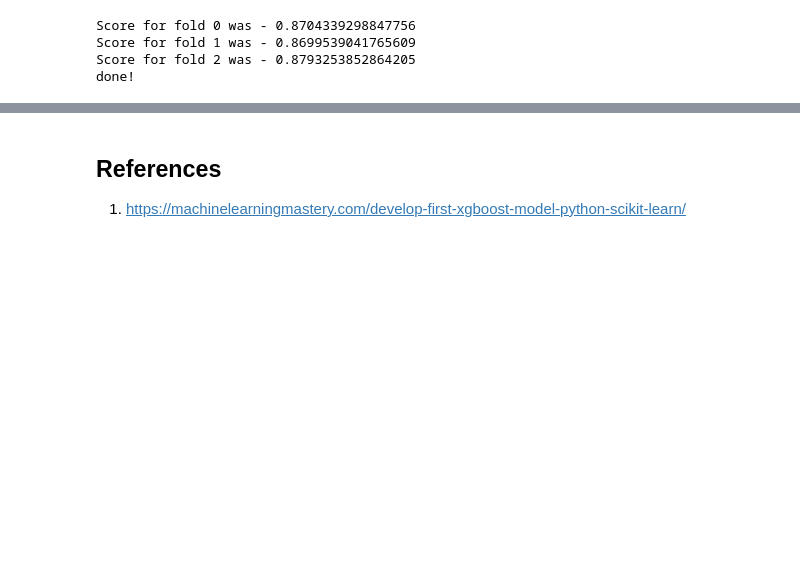
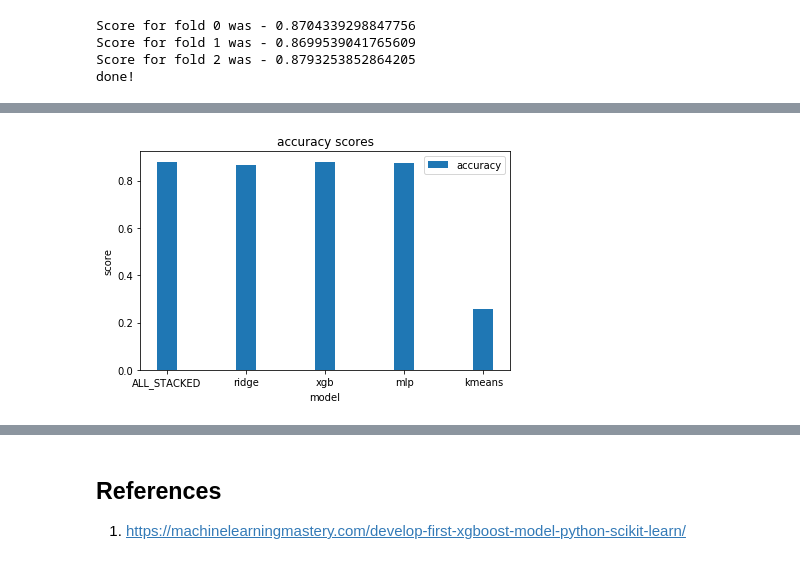
Before and after one commit to irfanhasan/461P-final-proj, a Jupyter notebook: fnc_kfold.ipynb, the cells around one changed output, grey strips where cells are left out. Drawn from its saved outputs; the diff is of its cells as text; code cells hidden in the pictures; blank space fills up the shorter version.

```diff
--- a/fnc_kfold.ipynb
+++ b/fnc_kfold.ipynb
@@ -308,0 +298,5 @@ ridge_c
+# %%
+models = [ridge_c, xgb_c, mlp_c, kmeans_c]
+for i in models:
+    print(i)
+    print()
@@ -319,0 +396,17 @@ plt.show()
+# %%
+stacked_results = [None]
+
+predicted = [LABELS[int(a)] for a in stacked_XGB.predict(X_train)]
+actual = [LABELS[int(a)] for a in y_train]
+
+stacked_results.append(accuracy_score(actual, predicted))
+stacked_results.append(precision_score(actual, predicted, average='macro'))
+stacked_results.append(recall_score(actual,predicted, average='macro'))
+
+#Run on competition dataset
+predicted = [LABELS[int(a)] for a in stacked_XGB.predict(stacked_X_competition)]
+actual = [LABELS[int(a)] for a in y_competition]
+
+stacked_results.append(accuracy_score(actual, predicted))
+stacked_results.append(precision_score(actual, predicted, average='macro'))
+stacked_results.append(recall_score(actual,predicted, average='macro'))
@@ -320,9 +421,18 @@ plt.show()
 # %%
-X_acc = ['ridge', 'kmeans', 'xgb','mlp']
-Y_acc = [ridge_c[3], kmeans_c[3], xgb_c[3], mlp_c[3]]
+fig, ax = plt.subplots()
+index = np.arange(5)
+bar_width = 0.25
 
-plt.bar(X_acc, Y_acc)
+X_acc = ['ALL_STACKED', 'ridge', 'xgb','mlp', 'kmeans']
+Y_acc = [stacked_results[4], ridge_c[4], xgb_c[4], mlp_c[4], kmeans_c[4],]
+rect1 = plt.bar(index, Y_acc, bar_width, label='accuracy')
+
 plt.xlabel('model')
-plt.ylabel('accuracy')
+plt.ylabel('score')
 plt.title('accuracy scores')
+plt.xticks(index, X_acc)
+plt.legend()
+plt.tight_layout()
 plt.show()
+# %% [output]
+[figure, added]
```
Also changed, not shown: parts of 12 cells of this notebook.
